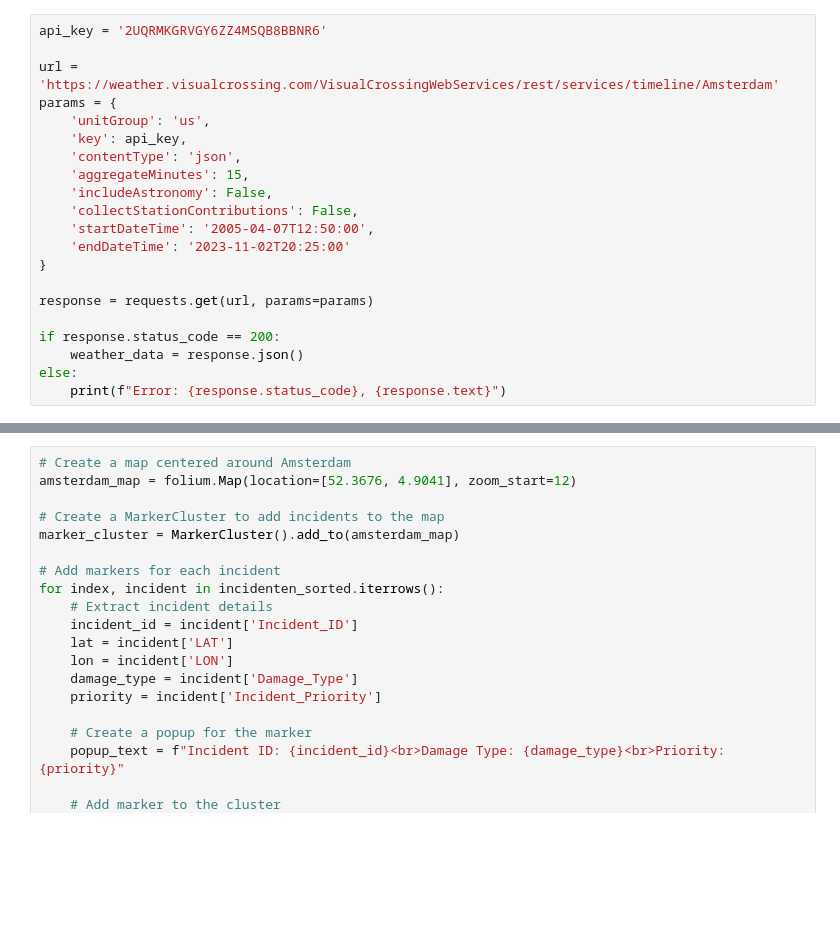
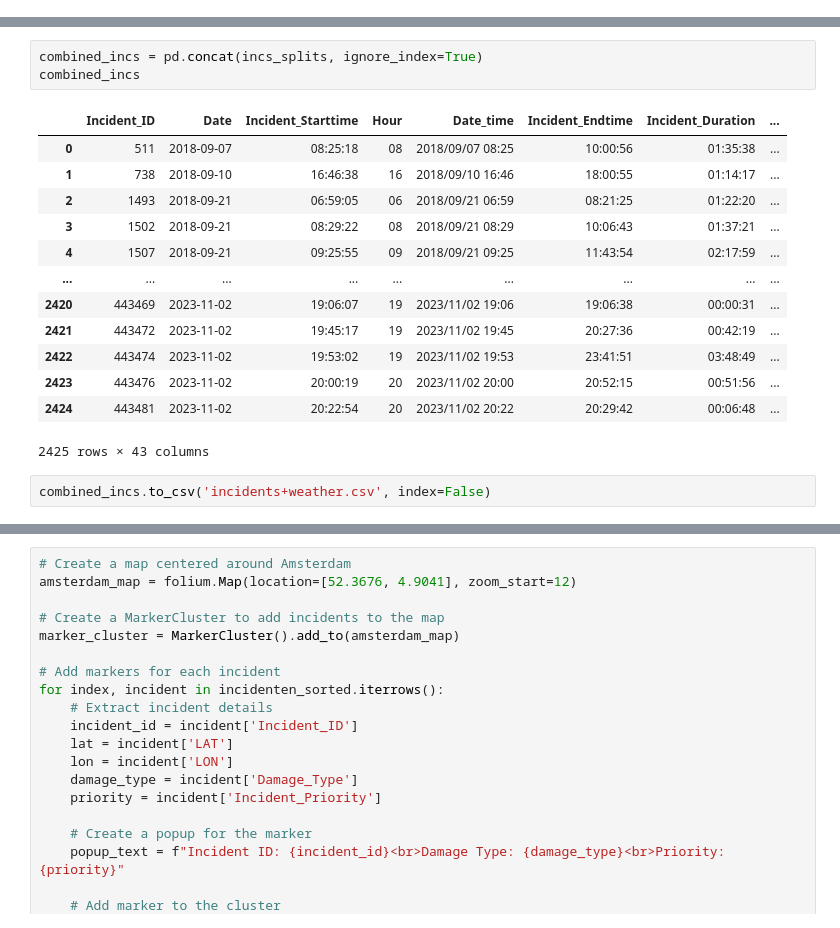
Before and after one commit to UhhBart/MSc_DSP_G2, a Jupyter notebook: src/data_cleaning.ipynb, the cells around one changed output, grey strips where cells are left out. Saved outputs shown, nothing was run; the diff lists cells and outputs as text; blank space fills up the shorter version.

```diff
--- a/src/data_cleaning.ipynb
+++ b/src/data_cleaning.ipynb
@@ -44,21 +43,0 @@ incs['Date_time'].min(), incs['Date_time'].max()
-# %%
-api_key = '2UQRMKGRVGY6ZZ4MSQB8BBNR6'
-
-url = 'https://weather.visualcrossing.com/VisualCrossingWebServices/rest/services/timeline/Amsterdam'
-params = {
-    'unitGroup': 'us',
-    'key': api_key,
-    'contentType': 'json',
-    'aggregateMinutes': 15,
-    'includeAstronomy': False,
-    'collectStationContributions': False,
-    'startDateTime': '2005-04-07T12:50:00',
-    'endDateTime': '2023-11-02T20:25:00'
-}
-
-response = requests.get(url, params=params)
-
-if response.status_code == 200:
-    weather_data = response.json()
-else:
-    print(f"Error: {response.status_code}, {response.text}")
@@ -226,2 +234,21 @@ output_df.to_csv('output.csv', index=False)
+# %%
+combined_incs = pd.concat(incs_splits, ignore_index=True)
+combined_incs
+# %% [output]
+|  | Incident_ID | Date | Incident_Starttime | Hour | Date_time | Incident_Endtime | Incident_Duration | ... |
+| 0 | 511 | 2018-09-07 | 08:25:18 | 08 | 2018/09/07 08:25 | 10:00:56 | 01:35:38 | ... |
+| 1 | 738 | 2018-09-10 | 16:46:38 | 16 | 2018/09/10 16:46 | 18:00:55 | 01:14:17 | ... |
+| 2 | 1493 | 2018-09-21 | 06:59:05 | 06 | 2018/09/21 06:59 | 08:21:25 | 01:22:20 | ... |
+| 3 | 1502 | 2018-09-21 | 08:29:22 | 08 | 2018/09/21 08:29 | 10:06:43 | 01:37:21 | ... |
+| 4 | 1507 | 2018-09-21 | 09:25:55 | 09 | 2018/09/21 09:25 | 11:43:54 | 02:17:59 | ... |
+| ... | ... | ... | ... | ... | ... | ... | ... | ... |
+| 2420 | 443469 | 2023-11-02 | 19:06:07 | 19 | 2023/11/02 19:06 | 19:06:38 | 00:00:31 | ... |
+| 2421 | 443472 | 2023-11-02 | 19:45:17 | 19 | 2023/11/02 19:45 | 20:27:36 | 00:42:19 | ... |
+| 2422 | 443474 | 2023-11-02 | 19:53:02 | 19 | 2023/11/02 19:53 | 23:41:51 | 03:48:49 | ... |
+| 2423 | 443476 | 2023-11-02 | 20:00:19 | 20 | 2023/11/02 20:00 | 20:52:15 | 00:51:56 | ... |
+| 2424 | 443481 | 2023-11-02 | 20:22:54 | 20 | 2023/11/02 20:22 | 20:29:42 | 00:06:48 | ... |
+2425 rows × 43 columns
+# %%
+combined_incs.to_csv('incidents+weather.csv', index=False)
 # %%
 incidenten = pd.read_csv(r'data_bomen/Stormdata & FireStations geadresseerd.csv')
```
Also changed, not shown: parts of 17 cells of this notebook, 2 other files.
